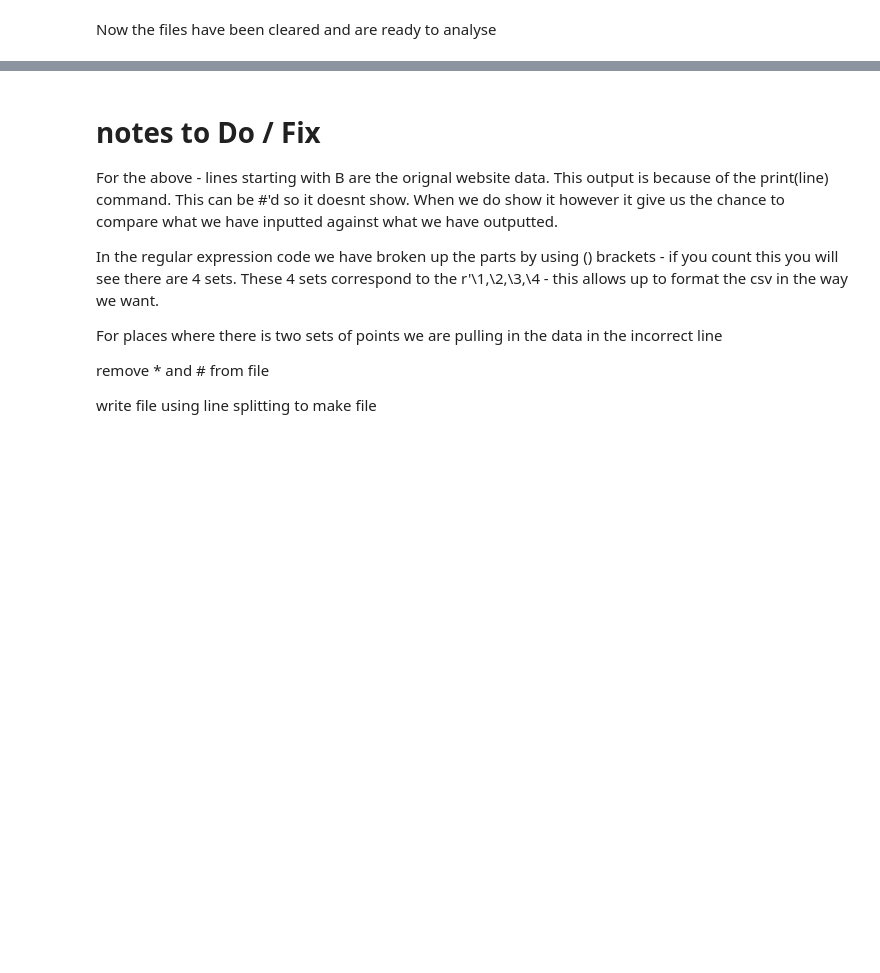
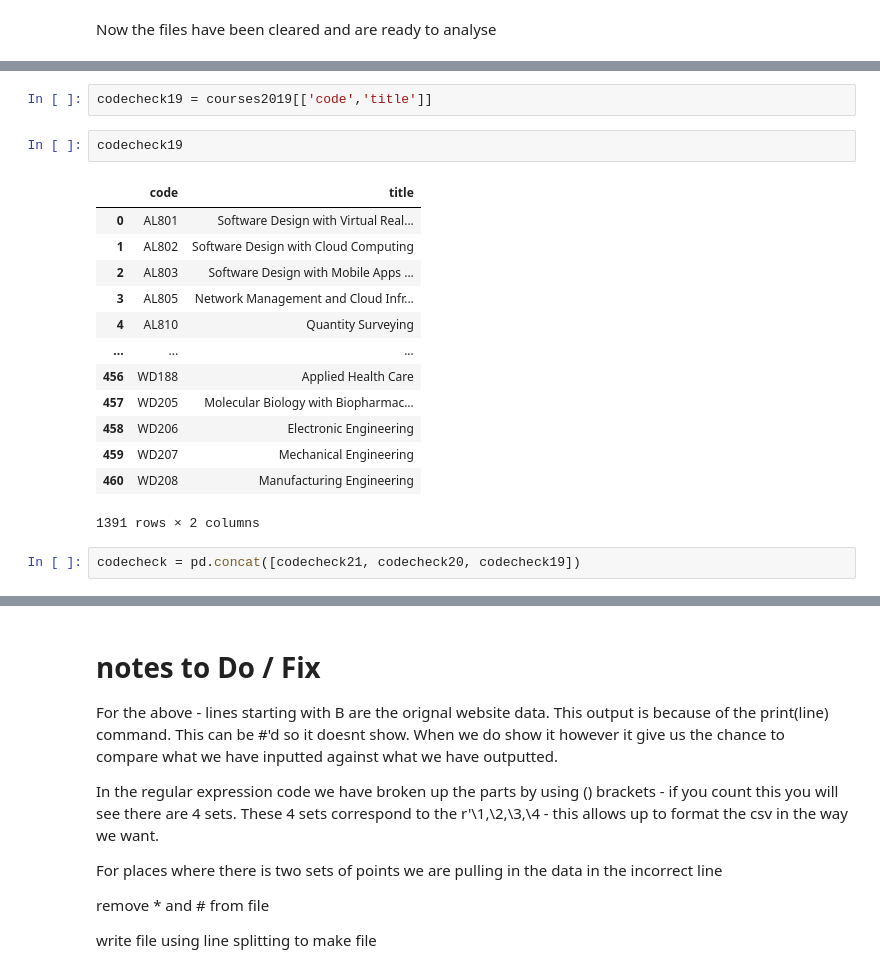
Before and after one commit to VCurry20/FDAProject2021, a Jupyter notebook: cao.ipynb, the cells around one changed output, grey strips where cells are left out. Saved outputs shown, nothing was run; the diff lists cells and outputs as text; blank space fills up the shorter version.

```diff
--- a/cao.ipynb
+++ b/cao.ipynb
@@ -847,0 +891,20 @@ Now the files have been cleared and are ready to analyse
+# %%
+codecheck19 = courses2019[['code','title']]
+# %%
+codecheck19
+# %% [output]
+|  | code | title |
+| 0 | AL801 | Software Design with Virtual Real... |
+| 1 | AL802 | Software Design with Cloud Computing |
+| 2 | AL803 | Software Design with Mobile Apps ... |
+| 3 | AL805 | Network Management and Cloud Infr... |
+| 4 | AL810 | Quantity Surveying |
+| ... | ... | ... |
+| 456 | WD188 | Applied Health Care |
+| 457 | WD205 | Molecular Biology with Biopharmac... |
+| 458 | WD206 | Electronic Engineering |
+| 459 | WD207 | Mechanical Engineering |
+| 460 | WD208 | Manufacturing Engineering |
+1391 rows × 2 columns
+# %%
+codecheck = pd.concat([codecheck21, codecheck20, codecheck19])
```
Also changed, not shown: parts of 17 cells of this notebook, 5 other files.
